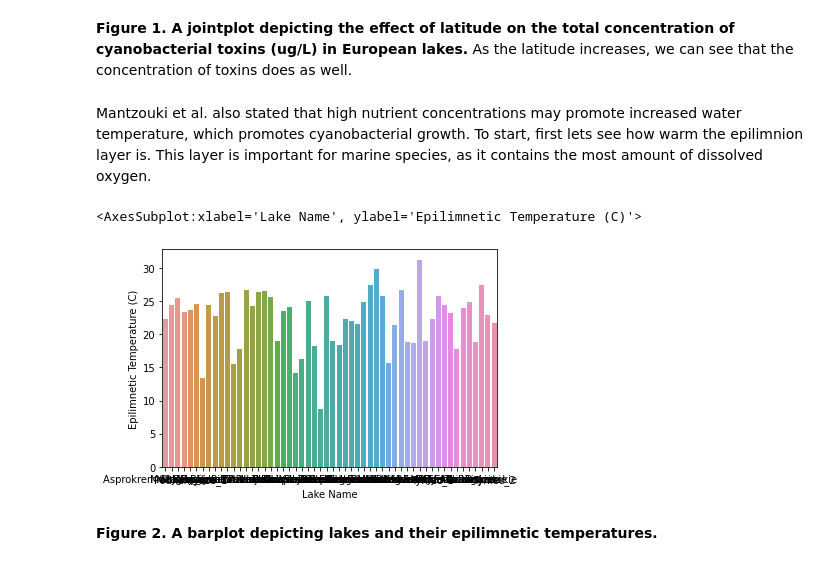
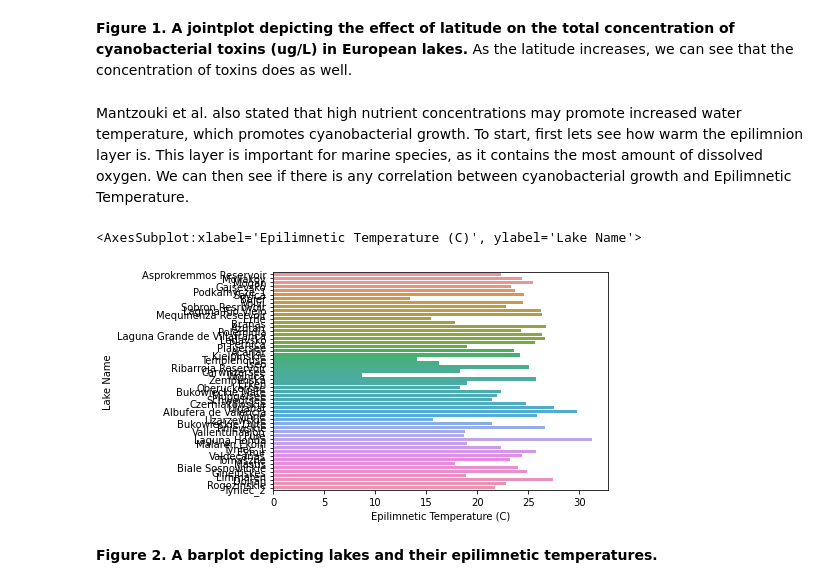
Before and after one commit to ubco-W2021T1-data301/project-group50-project, a Jupyter notebook: notebooks/analysis1.ipynb, the cells around one changed output. Saved outputs shown, nothing was run; the diff lists cells and outputs as text; code cells hidden in the pictures.

Commit message:
Fixed up graphs and added a conclusion.

```diff
--- a/notebooks/analysis1.ipynb
+++ b/notebooks/analysis1.ipynb
@@ -659,12 +659,12 @@ sns.jointplot(x="Latitude", y="Total Concentration Cyanobacterial Hepatotoxins (
 # %% [markdown]
 **Figure 1. A jointplot depicting the effect of latitude on the total concentration of cyanobacterial toxins (ug/L) in European lakes.**  As the latitude increases, we can see that the concentration of toxins does as well.
 # %% [markdown]
-Mantzouki et al. also stated that high nutrient concentrations may promote increased water temperature, which promotes cyanobacterial growth. To start, first lets see how warm the epilimnion layer is. This layer is important for marine species, as it contains the most amount of dissolved oxygen.
+Mantzouki et al. also stated that high nutrient concentrations may promote increased water temperature, which promotes cyanobacterial growth. To start, first lets see how warm the epilimnion layer is. This layer is important for marine species, as it contains the most amount of dissolved oxygen. We can then see if there is any correlation between cyanobacterial growth and Epilimnetic Temperature.
 # %%
-sns.barplot(x="Lake Name", y="Epilimnetic Temperature (C)", data= df_new_version3 , estimator=np.median)
+sns.barplot(x="Epilimnetic Temperature (C)", y= "Lake Name", data= df_new_version3 , estimator=np.median)
 # %% [output]
-<AxesSubplot:xlabel='Lake Name', ylabel='Epilimnetic Temperature (C)'>
+<AxesSubplot:xlabel='Epilimnetic Temperature (C)', ylabel='Lake Name'>
-[figure, old version]
+[figure, new version]
 # %% [markdown]
 **Figure 2. A barplot depicting lakes and their epilimnetic temperatures.**
 # %% [markdown]
```
Also changed, not shown: parts of 5 cells of this notebook.
